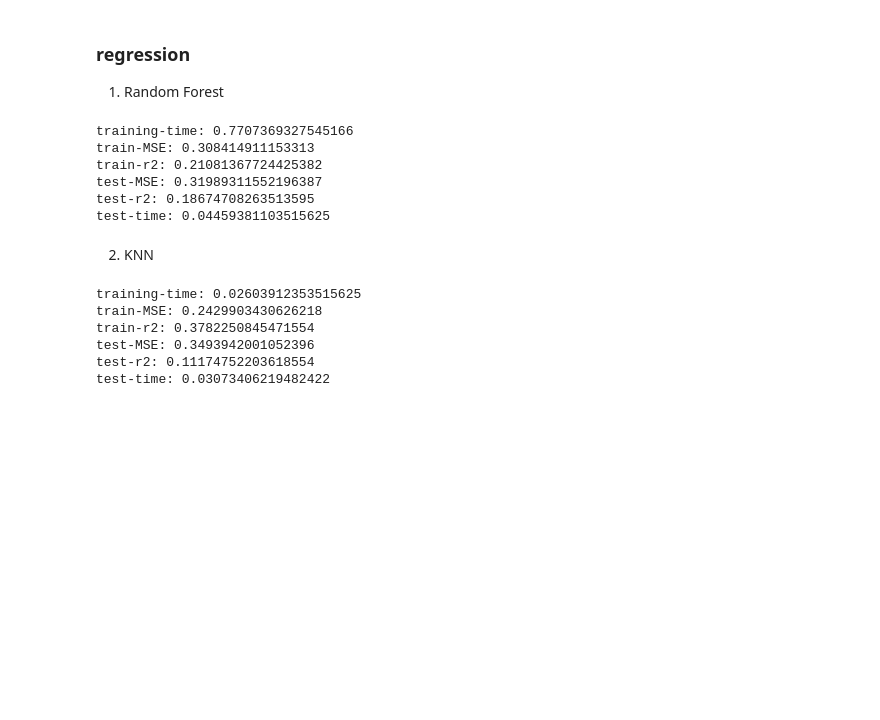
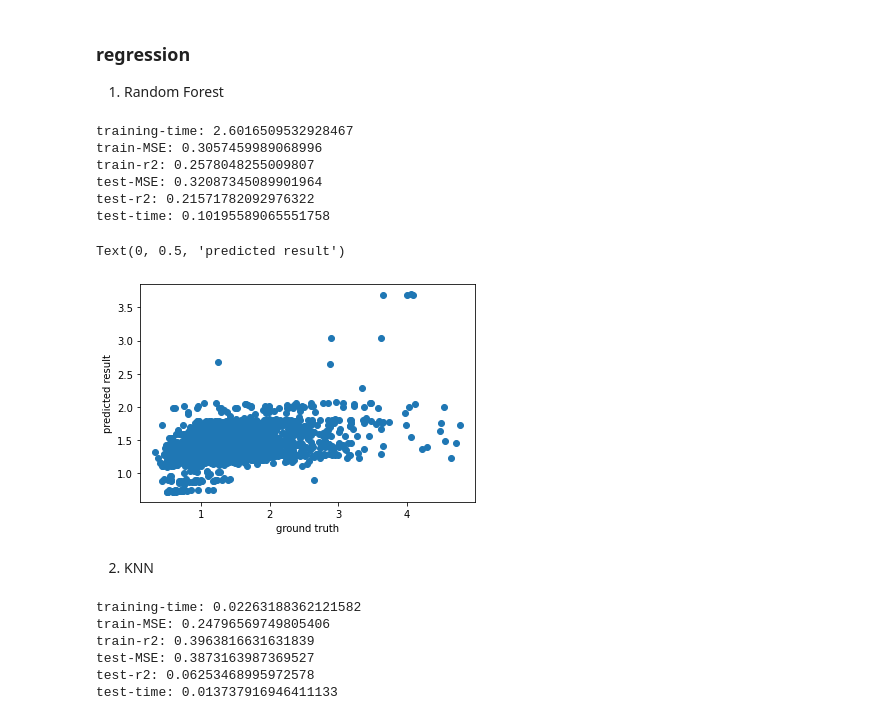
Before and after one commit to tjboise/RNN, a Jupyter notebook: model/other models.ipynb, the cells around one changed output. Drawn from its saved outputs; the diff is of its cells as text; code cells hidden in the pictures; blank space fills up the shorter version.

```diff
--- a/model/other models.ipynb
+++ b/model/other models.ipynb
@@ -46,9 +46,9 @@ df
 
 ### Run three times totally, remember to record these results in the google sheets.
 # %%
-train, test = train_test_split(df, test_size=0.25, random_state=12345) #<--change
+train, test = train_test_split(df.dropna(), test_size=0.2, random_state=12345) #<--change
 # %%
-feat_cols = ['AADT_ALL_VEHIC','construction_time', 'MEPDG_TRANS_CRACK_LENGTH_AC']
+feat_cols = ['AADT','construction_time', 'crack','initial_IRI','year']
 out_col = 'Mean_IRI'
 train_x = train[feat_cols]
 train_y = train[out_col]
@@ -61,46 +61,58 @@ test_y = test[out_col]
 # %%
 from sklearn.ensemble import RandomForestRegressor
 from sklearn.metrics import mean_squared_error
 from sklearn.metrics import r2_score
 import time
 
 rm_pipe = Pipeline([
     ('columns', ColumnTransformer([
-        ('AADT',MinMaxScaler(),['AADT_ALL_VEHIC']),
-        ('Crack',MinMaxScaler(),['MEPDG_TRANS_CRACK_LENGTH_AC']),
-        ('time',MinMaxScaler(),['construction_time'])
+        ('AADT',MinMaxScaler(),['AADT']),
+        ('Crack',MinMaxScaler(),['crack']),
+        ('time',MinMaxScaler(),['construction_time']),
+        ('Year',MinMaxScaler(),['year'])
+
     ])),
-    ('model', RandomForestRegressor(max_depth=5, random_state=0,n_estimators=100))
+    ('model', RandomForestRegressor(max_depth=5,random_state=42,n_estimators=500,max_features=4))
 ])
 start_time = time.time()
 rm_pipe.fit(train_x,train_y)
 end_time = time.time()
 print('training-time:',end_time - start_time)
 print('train-MSE:',mean_squared_error(train_y,rm_pipe.predict(train_x)))
 print('train-r2:',r2_score(train_y,rm_pipe.predict(train_x)))
 print('test-MSE:',mean_squared_error(test_y,rm_pipe.predict(test_x)))
 print('test-r2:',r2_score(test_y,rm_pipe.predict(test_x)))
 
 start_time1 = time.time()
 rm_pipe.predict(test_x)
 end_time1 = time.time()
 
 print('test-time:',end_time1 - start_time1)
+
+plt.scatter(test_y,rm_pipe.predict(test_x))
+plt.xlabel('ground truth')
+plt.ylabel('predicted result')
+# x = [1, 5]  # Choose the range of x values
+# y = [1, 5]  # Compute the corresponding y values (same as x)
+
+# plt.plot(x,y,color='red', linestyle='--', label='y = x')
 # %% [output]
-training-time: 0.7707369327545166
-train-MSE: 0.308414911153313
-train-r2: 0.21081367724425382
-test-MSE: 0.31989311552196387
-test-r2: 0.18674708263513595
-test-time: 0.04459381103515625
+training-time: 2.6016509532928467
+train-MSE: 0.3057459989068996
+train-r2: 0.2578048255009807
+test-MSE: 0.32087345089901964
+test-r2: 0.21571782092976322
+test-time: 0.10195589065551758
+Text(0, 0.5, 'predicted result')
+[figure, added]
 # %% [markdown]
 2. KNN
 # %%
 from sklearn.neighbors import KNeighborsRegressor
 knn_pipe = Pipeline([
     ('columns', ColumnTransformer([
-        ('AADT',MinMaxScaler(),['AADT_ALL_VEHIC']),
-        ('Crack',MinMaxScaler(),['MEPDG_TRANS_CRACK_LENGTH_AC']),
+        ('AADT',MinMaxScaler(),['AADT']),
+        ('Crack',MinMaxScaler(),['crack']),
         ('time',MinMaxScaler(),['construction_time'])
     ])),
     ('model', KNeighborsRegressor(n_neighbors=5))
@@ -120,12 +132,12 @@ end_time1 = time.time()
 
 print('test-time:',end_time1 - start_time1)
 # %% [output]
-training-time: 0.02603912353515625
-train-MSE: 0.2429903430626218
-train-r2: 0.3782250845471554
-test-MSE: 0.3493942001052396
-test-r2: 0.11174752203618554
-test-time: 0.03073406219482422
+training-time: 0.02263188362121582
+train-MSE: 0.24796569749805406
+train-r2: 0.3963816631631839
+test-MSE: 0.3873163987369527
+test-r2: 0.06253468995972578
+test-time: 0.013737916946411133
 # %%
 from sklearn.linear_model import LinearRegression
 lr_pipe = Pipeline([
```
Also changed, not shown: parts of 6 cells of this notebook, 6 other files.
